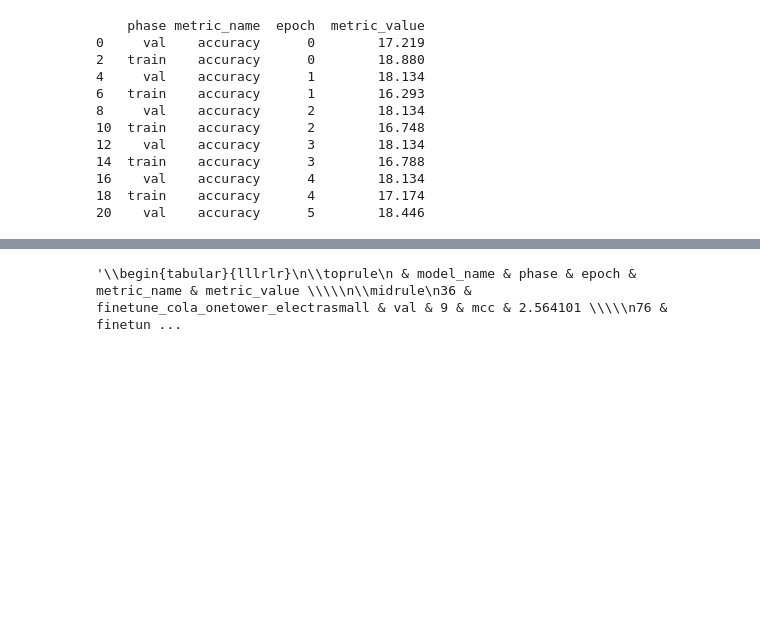
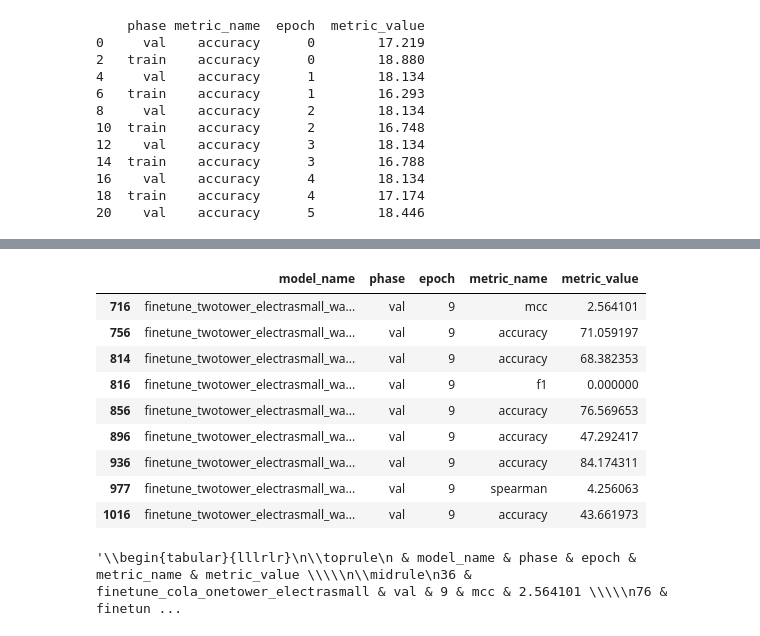
Before and after one commit to Adam-Torek/Renaissance-WAC, a Jupyter notebook: results_viewer.ipynb, the cells around one changed output, grey strips where cells are left out. Saved outputs shown, nothing was run; the diff lists cells and outputs as text; code cells hidden in the pictures; blank space fills up the shorter version.

```diff
--- a/results_viewer.ipynb
+++ b/results_viewer.ipynb
@@ -103,3 +133,16 @@ glue_results_table
+# %%
+glue_distributions_results[glue_distributions_results["model_name"].str.contains("value")]
+# %% [output]
+|  | model_name | phase | epoch | metric_name | metric_value |
+| 716 | finetune_twotower_electrasmall_wa... | val | 9 | mcc | 2.564101 |
+| 756 | finetune_twotower_electrasmall_wa... | val | 9 | accuracy | 71.059197 |
+| 814 | finetune_twotower_electrasmall_wa... | val | 9 | accuracy | 68.382353 |
+| 816 | finetune_twotower_electrasmall_wa... | val | 9 | f1 | 0.000000 |
+| 856 | finetune_twotower_electrasmall_wa... | val | 9 | accuracy | 76.569653 |
+| 896 | finetune_twotower_electrasmall_wa... | val | 9 | accuracy | 47.292417 |
+| 936 | finetune_twotower_electrasmall_wa... | val | 9 | accuracy | 84.174311 |
+| 977 | finetune_twotower_electrasmall_wa... | val | 9 | spearman | 4.256063 |
+| 1016 | finetune_twotower_electrasmall_wa... | val | 9 | accuracy | 43.661973 |
 # %%
 glue_results_table.to_latex()
 # %% [output]
```
Also changed, not shown: parts of 4 cells of this notebook, 1 other file.
